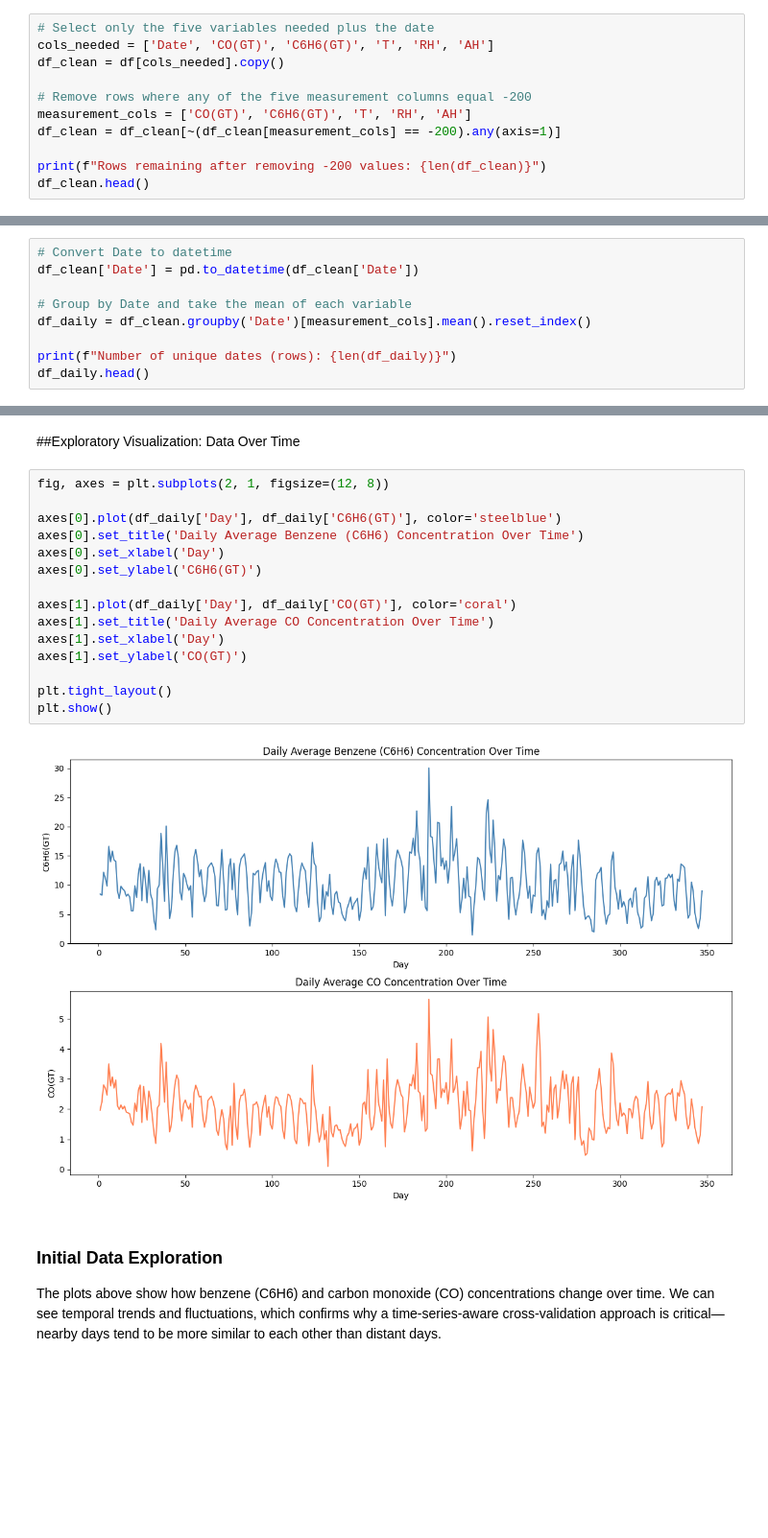
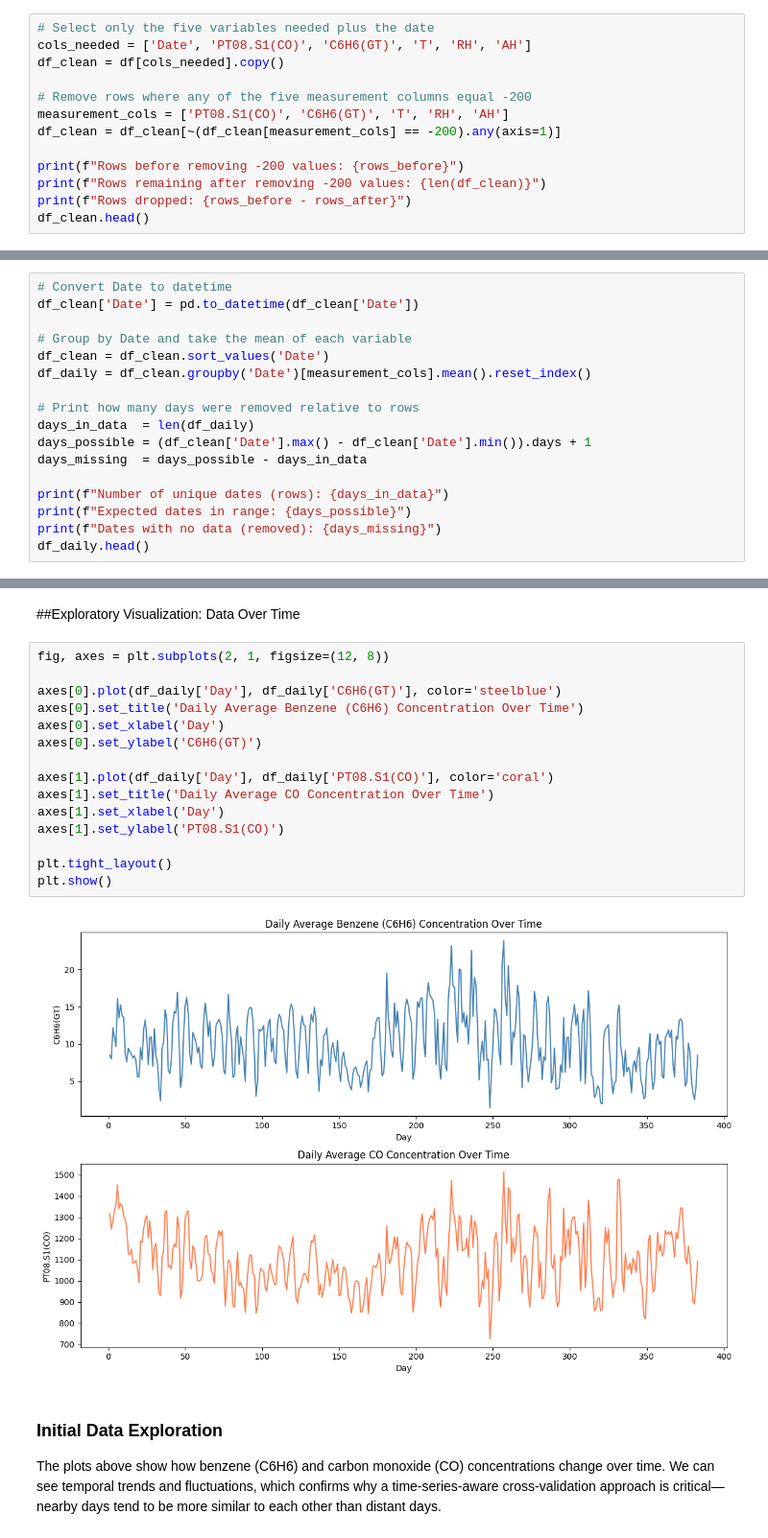
Before and after one commit to Alex-Devoid/ST-554-Project1, a Jupyter notebook: Task3/ST554_Project1_Task3_DRAFT.ipynb, the cells around one changed output, grey strips where cells are left out. Shown at 96% size. Cells and saved outputs as stored; diff of their text form; blank space fills up the shorter version.

```diff
--- a/Task3/ST554_Project1_Task3_DRAFT.ipynb
+++ b/Task3/ST554_Project1_Task3_DRAFT.ipynb
@@ -96,13 +92,15 @@ print(df.columns.tolist())
 ###Select Variables and Remove Missing Values
 # %%
 # Select only the five variables needed plus the date
-cols_needed = ['Date', 'CO(GT)', 'C6H6(GT)', 'T', 'RH', 'AH']
+cols_needed = ['Date', 'PT08.S1(CO)', 'C6H6(GT)', 'T', 'RH', 'AH']
 df_clean = df[cols_needed].copy()
 
 # Remove rows where any of the five measurement columns equal -200
-measurement_cols = ['CO(GT)', 'C6H6(GT)', 'T', 'RH', 'AH']
+measurement_cols = ['PT08.S1(CO)', 'C6H6(GT)', 'T', 'RH', 'AH']
 df_clean = df_clean[~(df_clean[measurement_cols] == -200).any(axis=1)]
 
+print(f"Rows before removing -200 values: {rows_before}")
 print(f"Rows remaining after removing -200 values: {len(df_clean)}")
+print(f"Rows dropped: {rows_before - rows_after}")
 df_clean.head()
 # %% [output]
@@ -120,8 +120,16 @@ Rows remaining after removing -200 values: 7344
 df_clean['Date'] = pd.to_datetime(df_clean['Date'])
 
 # Group by Date and take the mean of each variable
+df_clean = df_clean.sort_values('Date')
 df_daily = df_clean.groupby('Date')[measurement_cols].mean().reset_index()
 
-print(f"Number of unique dates (rows): {len(df_daily)}")
+# Print how many days were removed relative to rows
+days_in_data  = len(df_daily)
+days_possible = (df_clean['Date'].max() - df_clean['Date'].min()).days + 1
+days_missing  = days_possible - days_in_data
+
+print(f"Number of unique dates (rows): {days_in_data}")
+print(f"Expected dates in range: {days_possible}")
+print(f"Dates with no data (removed): {days_missing}")
 df_daily.head()
 # %% [output]
@@ -166,20 +176,20 @@ Final dataset shape: (347, 7)
 # %%
 fig, axes = plt.subplots(2, 1, figsize=(12, 8))
 
 axes[0].plot(df_daily['Day'], df_daily['C6H6(GT)'], color='steelblue')
 axes[0].set_title('Daily Average Benzene (C6H6) Concentration Over Time')
 axes[0].set_xlabel('Day')
 axes[0].set_ylabel('C6H6(GT)')
 
-axes[1].plot(df_daily['Day'], df_daily['CO(GT)'], color='coral')
+axes[1].plot(df_daily['Day'], df_daily['PT08.S1(CO)'], color='coral')
 axes[1].set_title('Daily Average CO Concentration Over Time')
 axes[1].set_xlabel('Day')
-axes[1].set_ylabel('CO(GT)')
+axes[1].set_ylabel('PT08.S1(CO)')
 
 plt.tight_layout()
 plt.show()
 # %% [output]
-[figure, old version]
+[figure, new version]
 # %% [markdown]
 ### Initial Data Exploration
 
```
Also changed, not shown: parts of 15 cells of this notebook.
